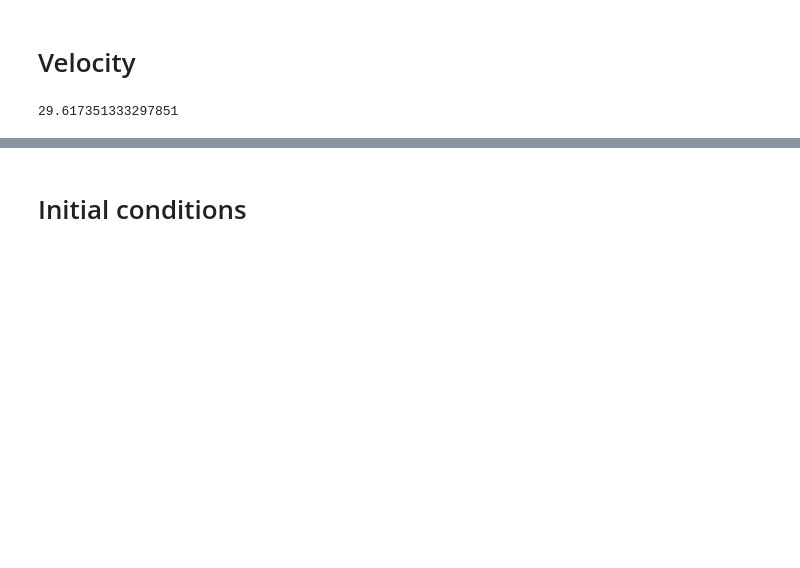
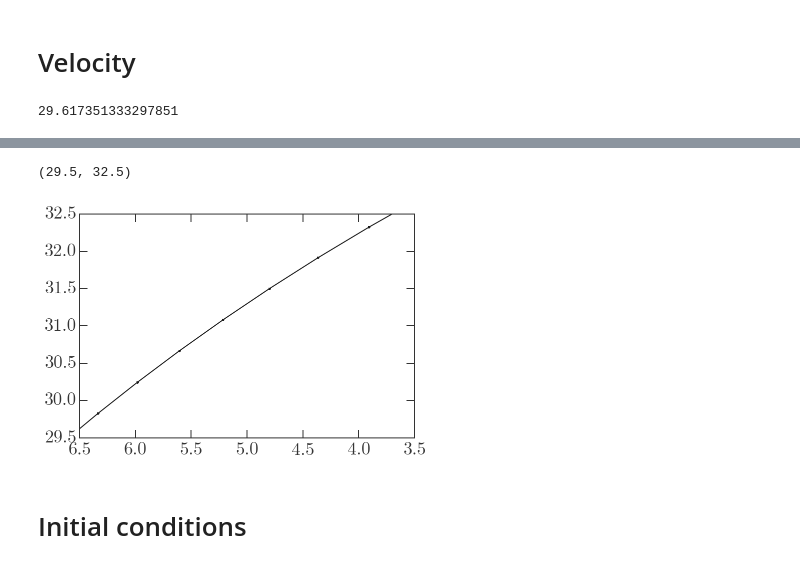
Before and after one commit to adrn/ophiuchus, a Jupyter notebook: notebooks/Position of stream and initial conditions.ipynb, the cells around one changed output, grey strips where cells are left out. Saved outputs shown, nothing was run; the diff lists cells and outputs as text; code cells hidden in the pictures; blank space fills up the shorter version.

```diff
--- a/notebooks/Position of stream and initial conditions.ipynb
+++ b/notebooks/Position of stream and initial conditions.ipynb
@@ -91,2 +120,16 @@ vxyz = gc.vhel_to_gal(pos, (muls,mubs), vloss, vcirc=220*u.km/u.s,
+# %%
+w0 = np.hstack((_xyz,_vxyz))[ix][0]
+_t,_w = static_mw.integrate_orbit(w0, dt=-0.5, nsteps=100, Integrator=gi.DOPRI853Integrator)
+_t2,_w2 = static_mw.integrate_orbit(w0, dt=0.5, nsteps=100, Integrator=gi.DOPRI853Integrator)
+_w = np.vstack((_w[::-1], _w2))
+
+_c = coord.Galactocentric(_w[:,0,:3].T*u.kpc, z_sun=0.*u.pc, galcen_distance=8*u.kpc).transform_to(coord.Galactic)
+
+pl.plot(_c.l.degree, _c.b.degree)
+pl.xlim(6.5,3.5)
+pl.ylim(29.5,32.5)
+# %% [output]
+(29.5, 32.5)
+[figure, added]
 # %% [markdown]
 # Initial conditions
```
Also changed, not shown: parts of 21 cells of this notebook.
